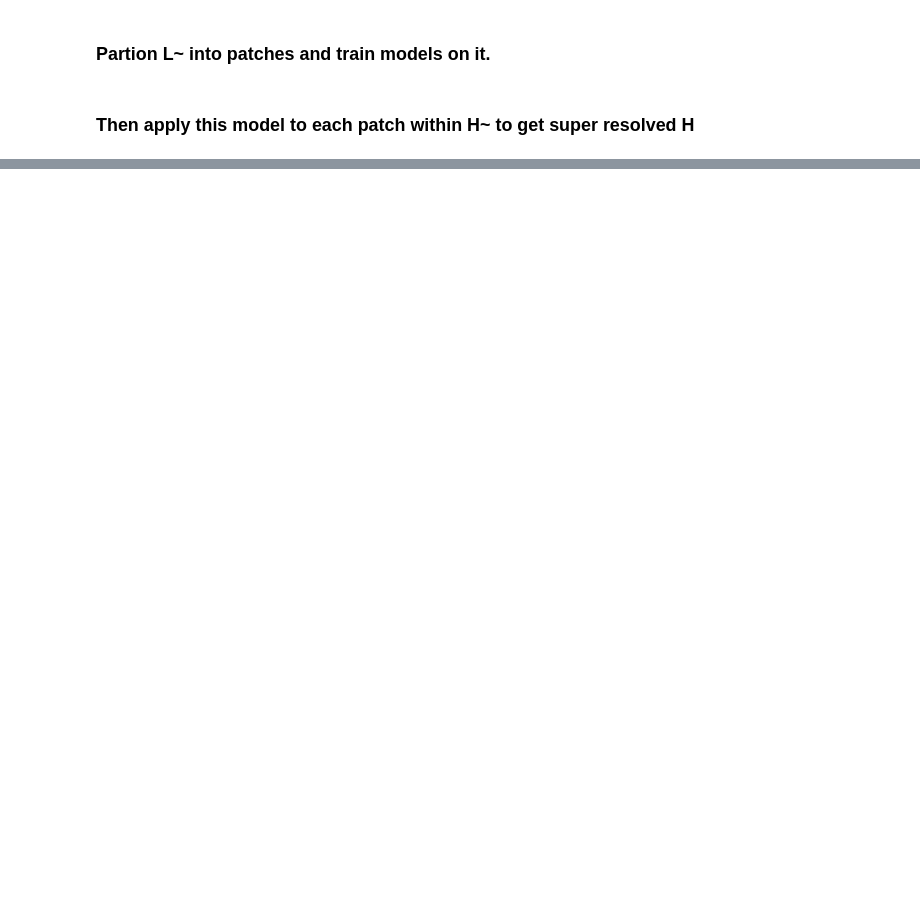
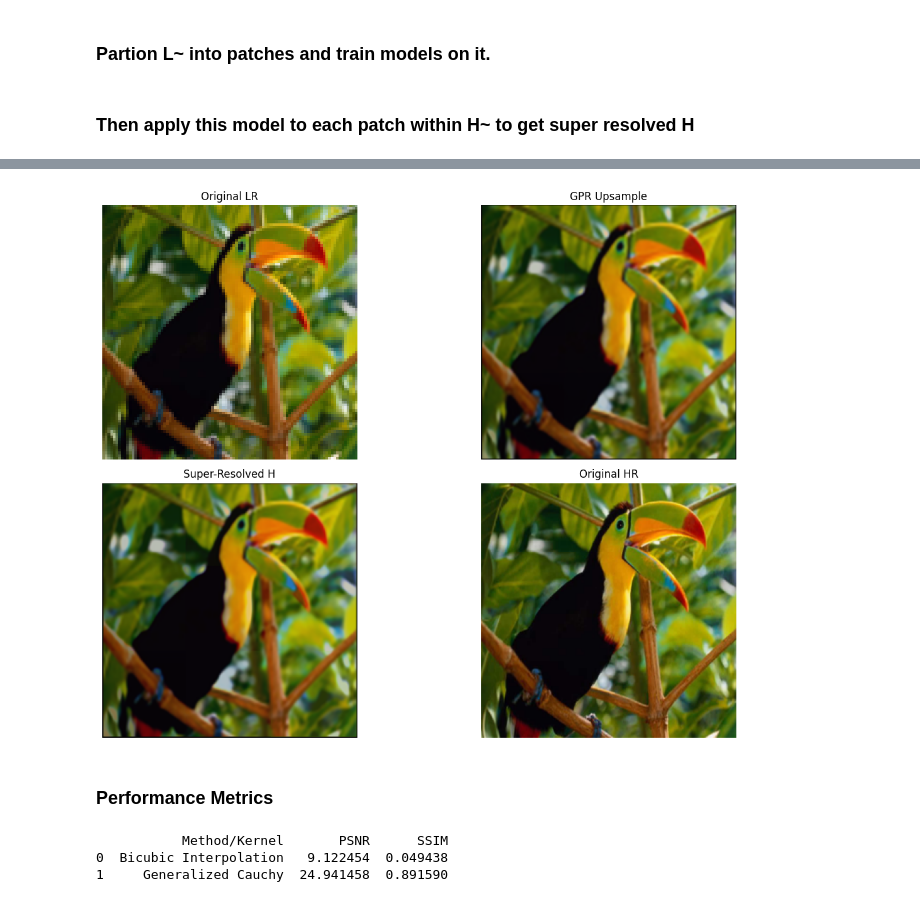
Before and after one commit to andrewtuna05/SR-GP, a Jupyter notebook: SR-GP_Color.ipynb, the cells around one changed output, grey strips where cells are left out. Drawn from its saved outputs; the diff is of its cells as text; code cells hidden in the pictures; blank space fills up the shorter version.

Commit message:
added performance metrics

```diff
--- a/SR-GP_Color.ipynb
+++ b/SR-GP_Color.ipynb
@@ -32,3 +34,4 @@ HR shape: (288, 288, 3)
 # %%
 #Upsampling w/ Bicubic Interpolation
-upsampled_img = sktrans.resize(LR_img, (LR_img.shape[0]*3, LR_img.shape[1]*3), order = 3, preserve_range=True)
+scale_factor = HR_img.shape[0] // LR_img.shape[0]
+upsampled_img = sktrans.resize(LR_img, (LR_img.shape[0]*scale_factor, LR_img.shape[1]*scale_factor), order = 3, preserve_range=True)
@@ -35,11 +44,10 @@ upsampled_img = sktrans.resize(LR_img, (LR_img.shape[0]*3, LR_img.shape[1]*3), o
 # %% [markdown]
 ### Partition L into patches and train the model on it
 # %%
-kernel = ScaleKernel(GeneralizedCauchyKernel())
 height, width, color = LR_img.shape
 
-#Split into 2x2 Grid
-patch_rows, patch_cols = 2, 2
+#Split into 3x3 Grid
+patch_rows, patch_cols = 3, 3
 patch_height = int(height / patch_rows)
 patch_width = int(width / patch_cols)
 overlap = 3
@@ -77,7 +85,7 @@ for i in range(patch_rows):
 
             #Train model
             model = GPRModel(train_x=x_train, train_y=y_train, kernel=kernel, scale_x=True)
-            model.fit_model(training_iterations=5, lr=0.1, verbose = False)
+            model.fit_model(training_iterations=10, lr=0.1, verbose = False)
             models_c[i][j] = model
 # %% [markdown]
 ### Apply previous model to each patch within the upsampled image to get H~.
@@ -175,7 +181,7 @@ for i in range(patch_rows):
 
             #Train model
             model_L = GPRModel(train_x=x_train_L, train_y=y_train_L, kernel=kernel, scale_x=True)
-            model_L.fit_model(training_iterations=5, lr=0.1, verbose = False)
+            model_L.fit_model(training_iterations=10, lr=0.1, verbose = False)
             models_Lc[i][j] = model_L
 # %% [markdown]
 ### Then apply this model to each patch within H~ to get super resolved H
@@ -334,0 +229,42 @@ plt.imshow(HR_img)
+# %%
+# Plotting
+
+fig, ax = plt.subplots(2,2, figsize=(14, 9))
+ax[0, 0].imshow(LR_img)
+ax[0, 0].set_title("Original LR")
+ax[0, 0].axis('off')
+
+ax[0, 1].imshow(predicted_img_U)
+ax[0, 1].set_title("GPR Upsample")
+ax[0, 1].axis('off')
+
+ax[1, 0].imshow(predicted_img_H_uint8)
+ax[1, 0].set_title("Super-Resolved H")
+ax[1, 0].axis('off')
+
+ax[1, 1].imshow(HR_img)
+ax[1, 1].set_title("Original HR")
+ax[1, 1].axis('off')
+
+plt.tight_layout()
+plt.show()
+# %% [output]
+[figure, added]
+# %% [markdown]
+### Performance Metrics
+# %%
+def performance_metric(Truth_image, Predicted_image, label, data_range=255):
+    psnr = skmetrics.peak_signal_noise_ratio(Truth_image, Predicted_image, data_range=255)
+    ssim = skmetrics.structural_similarity(Truth_image, Predicted_image, channel_axis=-1, data_range=255)
+    return {"Method/Kernel": label, "PSNR": psnr, "SSIM": ssim}
+
+results = []
+results.append(performance_metric(HR_img, upsampled_img, "Bicubic Interpolation"))
+results.append(performance_metric(HR_img, predicted_img_H_uint8, "Generalized Cauchy"))
+
+df = pd.DataFrame(results)
+print(df)
+# %% [output]
+           Method/Kernel       PSNR      SSIM
+0  Bicubic Interpolation   9.122454  0.049438
+1     Generalized Cauchy  24.941458  0.891590
```
Also changed, not shown: parts of 10 cells of this notebook.
